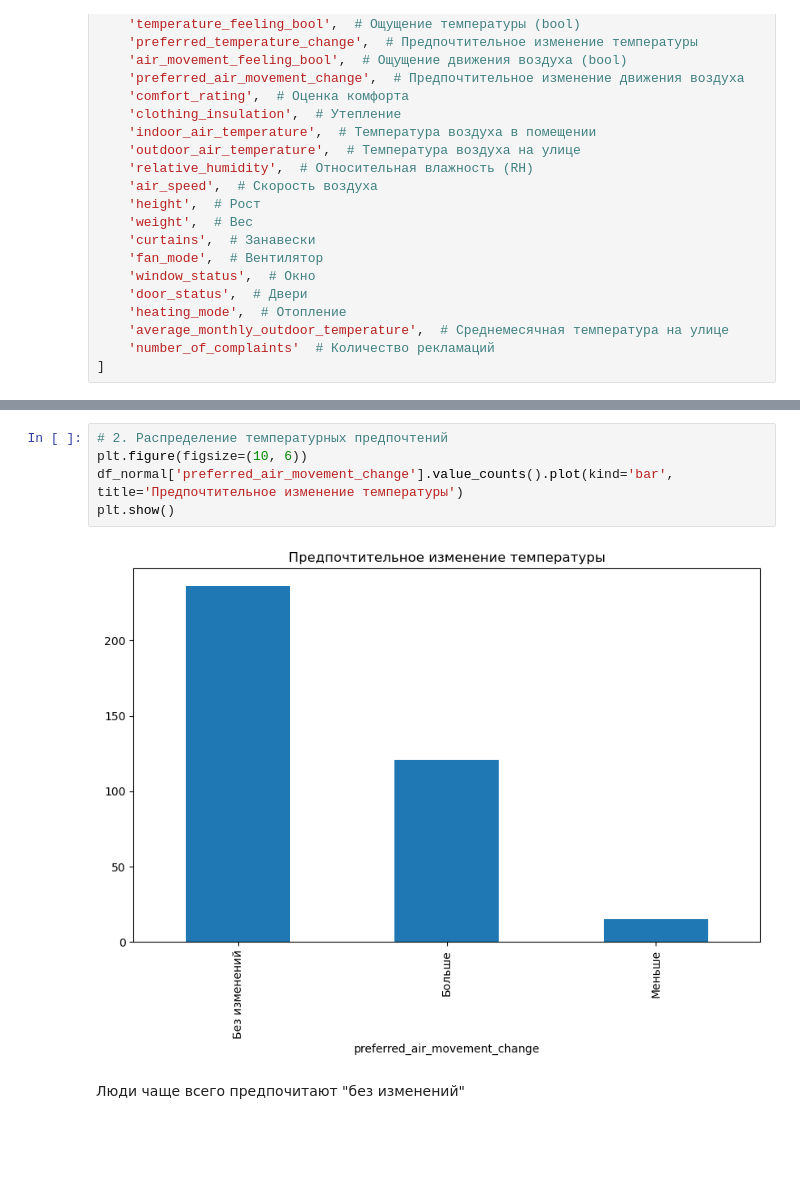
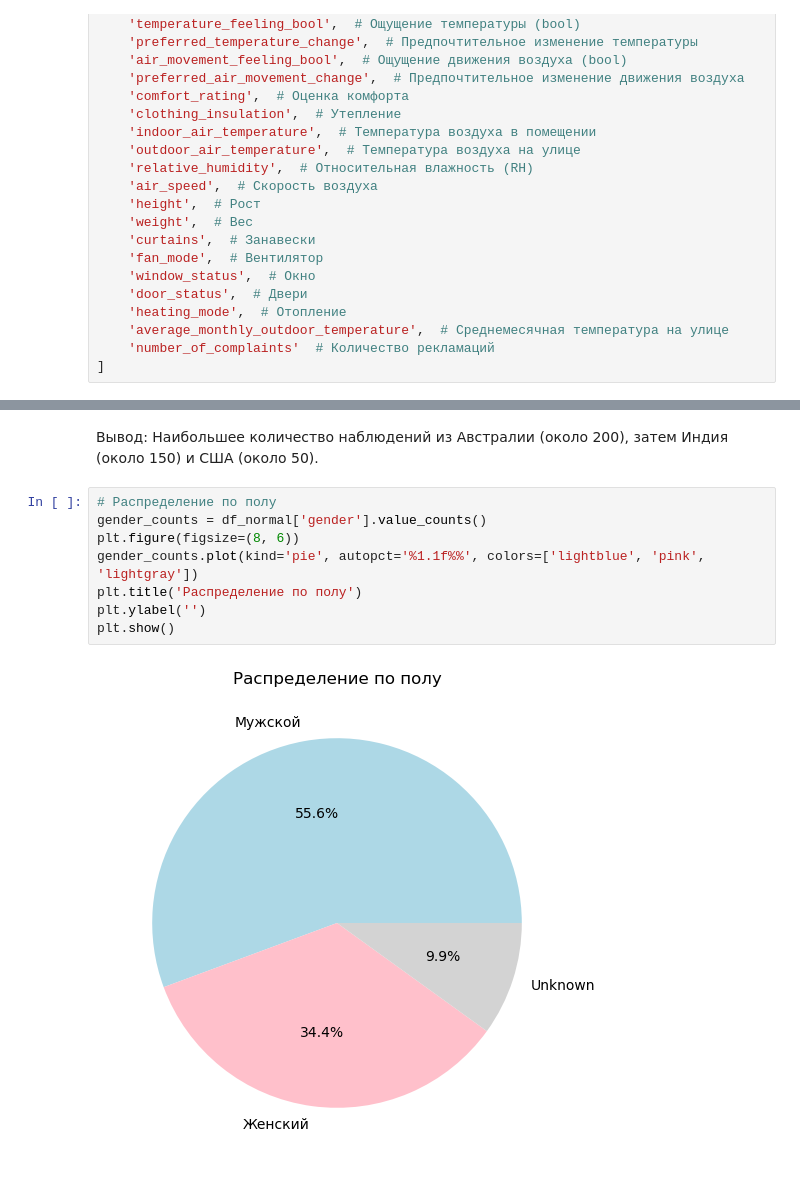
Before and after one commit to VladSunny/YLDA-Climate, a Jupyter notebook: PETE/New_YAndex.ipynb, the cells around one changed output, grey strips where cells are left out. Drawn from its saved outputs; the diff is of its cells as text; blank space fills up the shorter version.

```diff
--- a/PETE/New_YAndex.ipynb
+++ b/PETE/New_YAndex.ipynb
@@ -1245,9 +1251,12 @@ plt.show()
-# %%
-# 2. Распределение температурных предпочтений
-plt.figure(figsize=(10, 6))
-df_normal['preferred_air_movement_change'].value_counts().plot(kind='bar', title='Предпочтительное изменение температуры')
-plt.show()
-# %% [output]
-[figure, removed]
-# %% [markdown]
- Люди чаще всего предпочитают "без изменений"
+# %% [markdown]
+Вывод: Наибольшее количество наблюдений из Австралии (около 200), затем Индия (около 150) и США (около 50).
+# %%
+# Распределение по полу
+gender_counts = df_normal['gender'].value_counts()
+plt.figure(figsize=(8, 6))
+gender_counts.plot(kind='pie', autopct='%1.1f%%', colors=['lightblue', 'pink', 'lightgray'])
+plt.title('Распределение по полу')
+plt.ylabel('')
+plt.show()
+# %% [output]
+[figure, added]
```
Also changed, not shown: parts of 38 cells of this notebook.
